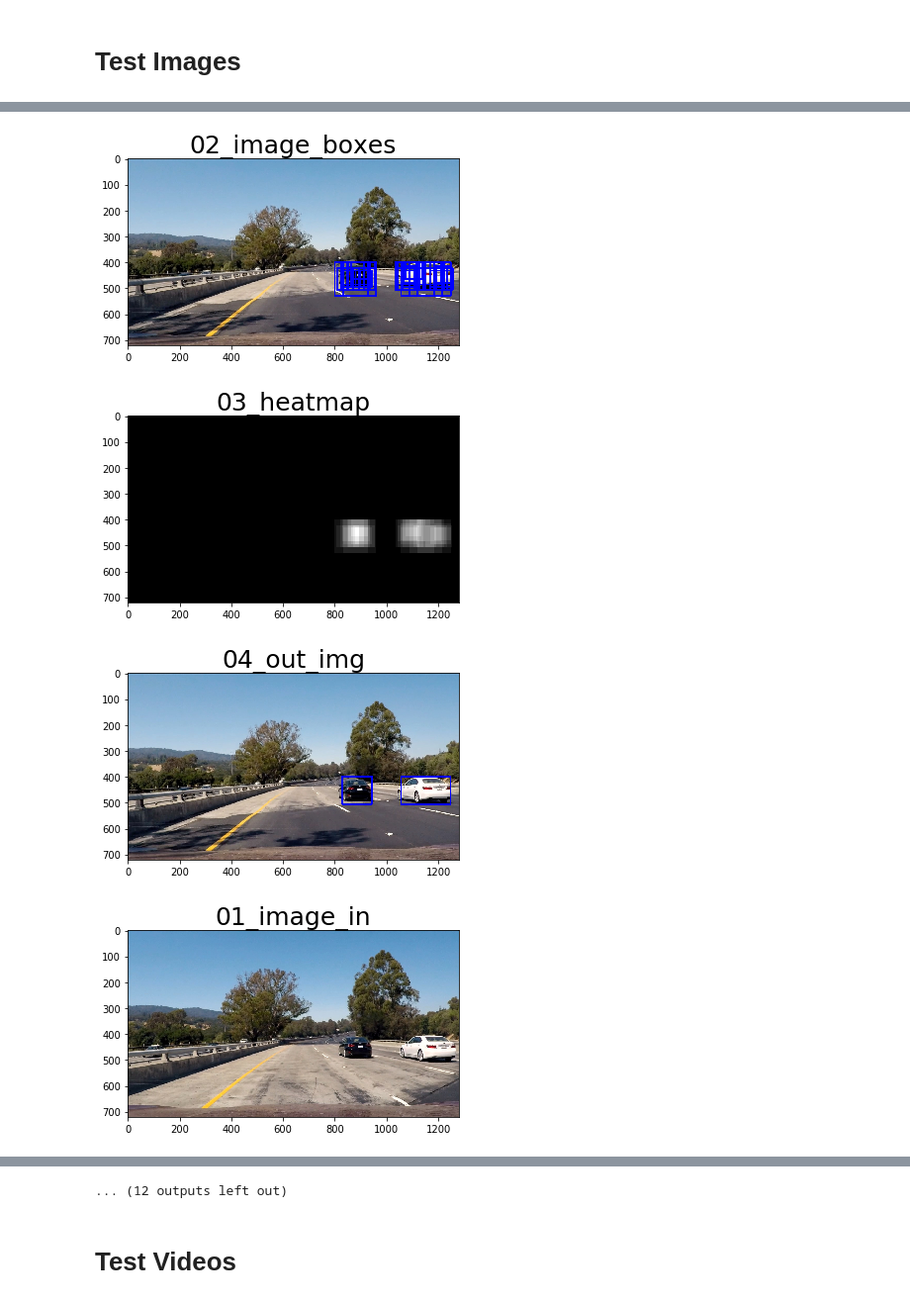
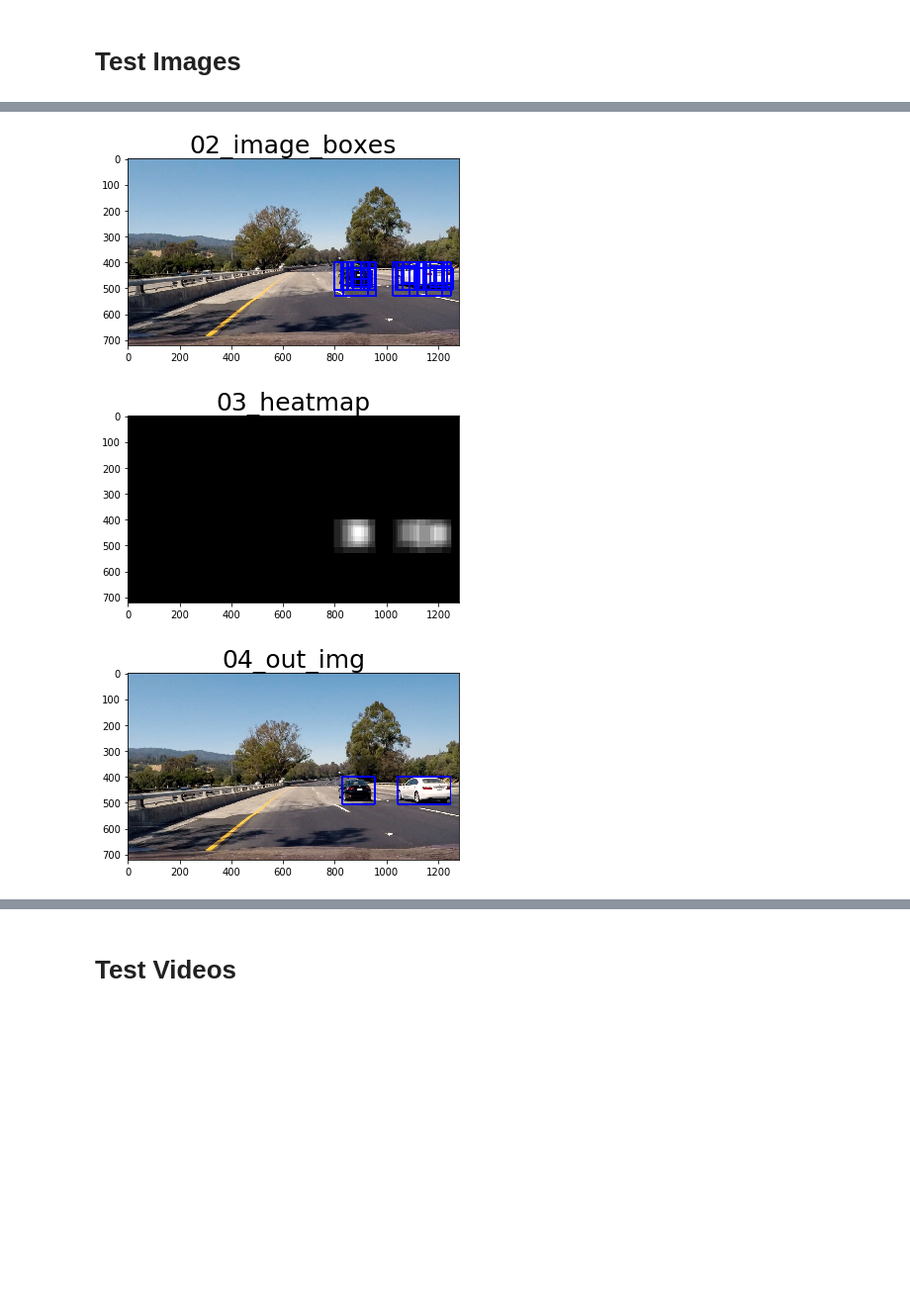
Before and after one commit to stein089/CarND-Vehicle-Detection, a Jupyter notebook: vehicle_detection.ipynb, the cells around one changed output, grey strips where cells are left out. Shown at 99% size. Cells and saved outputs as stored; diff of their text form; code cells hidden in the pictures; blank space fills up the shorter version.

```diff
--- a/vehicle_detection.ipynb
+++ b/vehicle_detection.ipynb
@@ -557,28 +525,27 @@ Test Accuracy of SVC =  0.9901
 # %%
 my_feature_extractor.my_debug.debug_plot = False;
 my_feature_extractor.my_debug.debug_write = False;
 
 test_images_dir = "test_images/"
 test_images = glob.glob(test_images_dir+'*.jpg')
 
 #### Uncomment if only testing one image
-#test_images = ['test_images/test6.jpg']
+test_images = ['test_images/test4.jpg']
 
 for image_to_read in test_images:
 
     my_vehicle_detector = VehicleDetector(svc=svc, X_scaler=X_scaler, feature_extractor=my_feature_extractor)
     my_vehicle_detector.my_debug.debug_plot = True
     my_vehicle_detector.my_debug.debug_write = False
 
     filename_txt = os.path.splitext(os.path.basename(image_to_read))[0]
     my_vehicle_detector.my_debug.image_filename_post = '_'  + filename_txt
 
     image_in = cv2.imread(image_to_read)
     image_in = cv2.cvtColor(image_in, cv2.COLOR_BGR2RGB)
     im_out = my_vehicle_detector.process_image(image_in)
 # %% [output]
 [figure]
-[figure, old version]
+[figure, new version]
 [figure]
-[figure, old version]
+[figure, new version]
-[figure, removed]
@@ -592,4 +552,3 @@ for image_to_read in test_images:
-... (12 outputs left out)
 # %% [markdown]
 # Test Videos
 # %%
```
Also changed, not shown: parts of 12 cells of this notebook, 1 other file.
